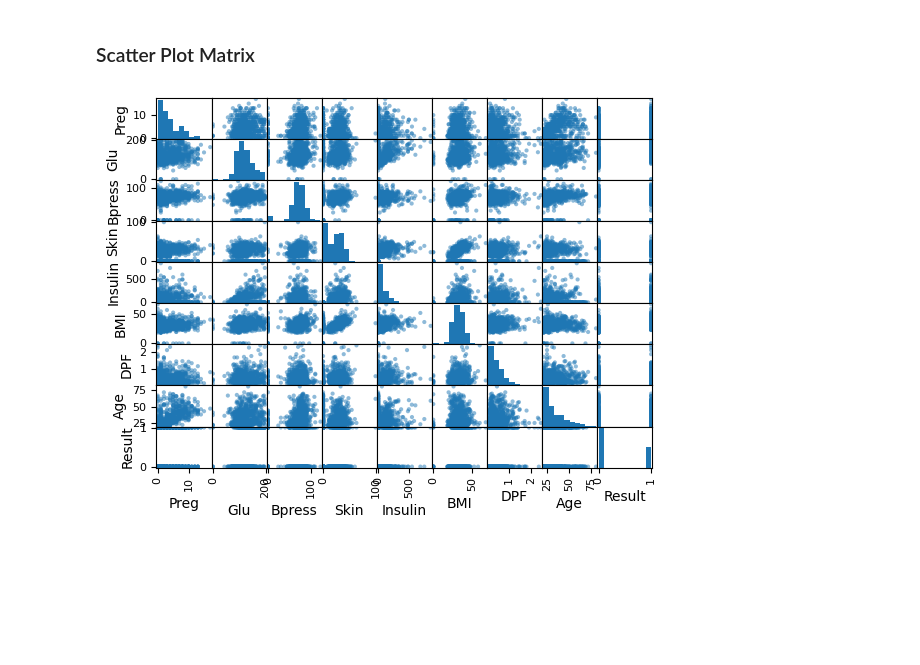
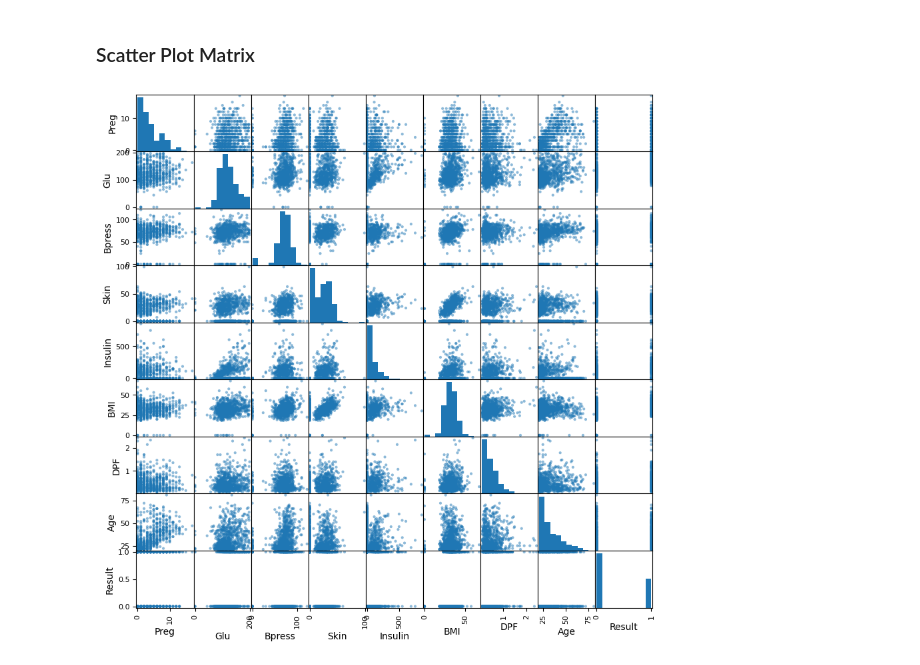
Before and after one commit to BanVudangvietcode/PhuongPhapNghienCuuKhoaHoc, a Jupyter notebook: Machine Learning Mastery/chapter6.ipynb, the cells around one changed output. Cells and saved outputs as stored; diff of their text form; code cells hidden in the pictures; blank space fills up the shorter version.

```diff
--- a/Machine Learning Mastery/chapter6.ipynb
+++ b/Machine Learning Mastery/chapter6.ipynb
@@ -85,14 +85,14 @@ plt.show()
 # %%
 from matplotlib import pyplot as plt
 from pandas import read_csv
 from pandas.plotting import scatter_matrix
 filename = 'diabetes.csv'
 data = read_csv(filename)
 # Danh sách tên cột mới (phải đúng số lượng)
 data.columns = [
     'Preg','Glu','Bpress','Skin','Insulin','BMI','DPF','Age','Result'
 ]
-scatter_matrix(data)
+scatter_matrix(data, figsize=(10, 10))
 plt.show()
 # %% [output]
-[figure, old version]
+[figure, new version]
```
Also changed, not shown: 4 other files.
